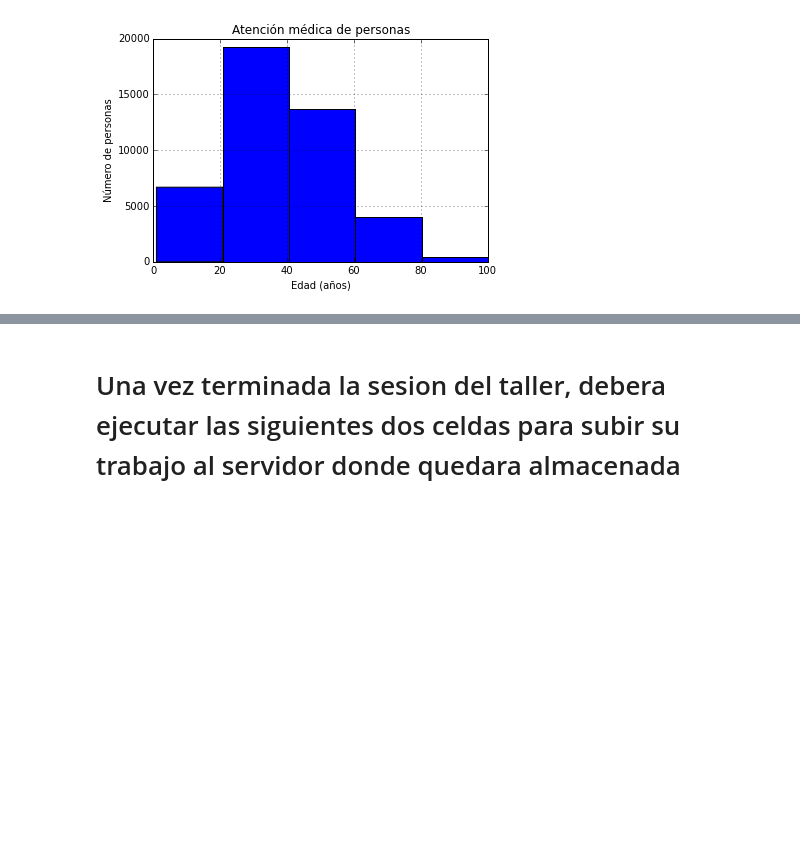
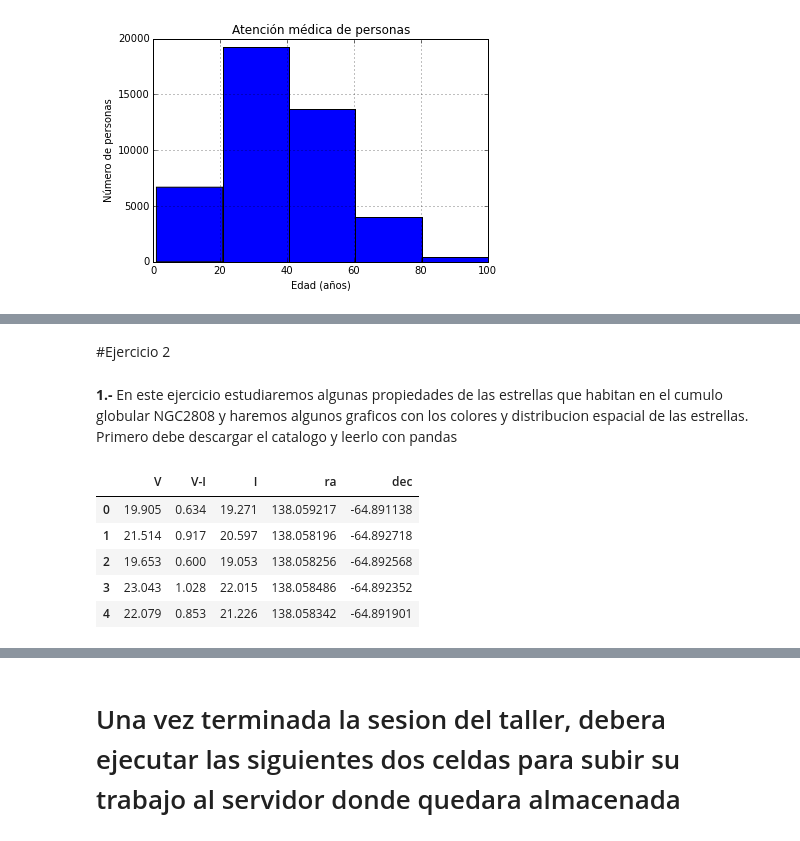
Before and after one commit to rpmunoz/PentaUC, a Jupyter notebook: Astronomia era informacion/Taller 4 - Evaluacion 1.ipynb, the cells around one changed output, grey strips where cells are left out. Saved outputs shown, nothing was run; the diff lists cells and outputs as text; code cells hidden in the pictures; blank space fills up the shorter version.

```diff
--- a/Astronomia era informacion/Taller 4 - Evaluacion 1.ipynb
+++ b/Astronomia era informacion/Taller 4 - Evaluacion 1.ipynb
@@ -56,0 +116,15 @@ plt.title(u'Atención médica de personas')
+# %% [markdown]
+#Ejercicio 2
+# %% [markdown]
+**1.-** En este ejercicio estudiaremos algunas propiedades de las estrellas que habitan en el cumulo globular NGC2808 y haremos algunos graficos con los colores y distribucion espacial de las estrellas. Primero debe descargar el catalogo y leerlo con pandas
+# %%
+cat_url='https://github.com/rpmunoz/PentaUC/raw/master/Astronomia%20era%20informacion/data/NGC2808.csv'
+cat_data=pd.read_csv(cat_url,header=0,sep=',')
+cat_data.head()
+# %% [output]
+|  | V | V-I | I | ra | dec |
+| 0 | 19.905 | 0.634 | 19.271 | 138.059217 | -64.891138 |
+| 1 | 21.514 | 0.917 | 20.597 | 138.058196 | -64.892718 |
+| 2 | 19.653 | 0.600 | 19.053 | 138.058256 | -64.892568 |
+| 3 | 23.043 | 1.028 | 22.015 | 138.058486 | -64.892352 |
+| 4 | 22.079 | 0.853 | 21.226 | 138.058342 | -64.891901 |
```
Also changed, not shown: parts of 40 cells of this notebook.
